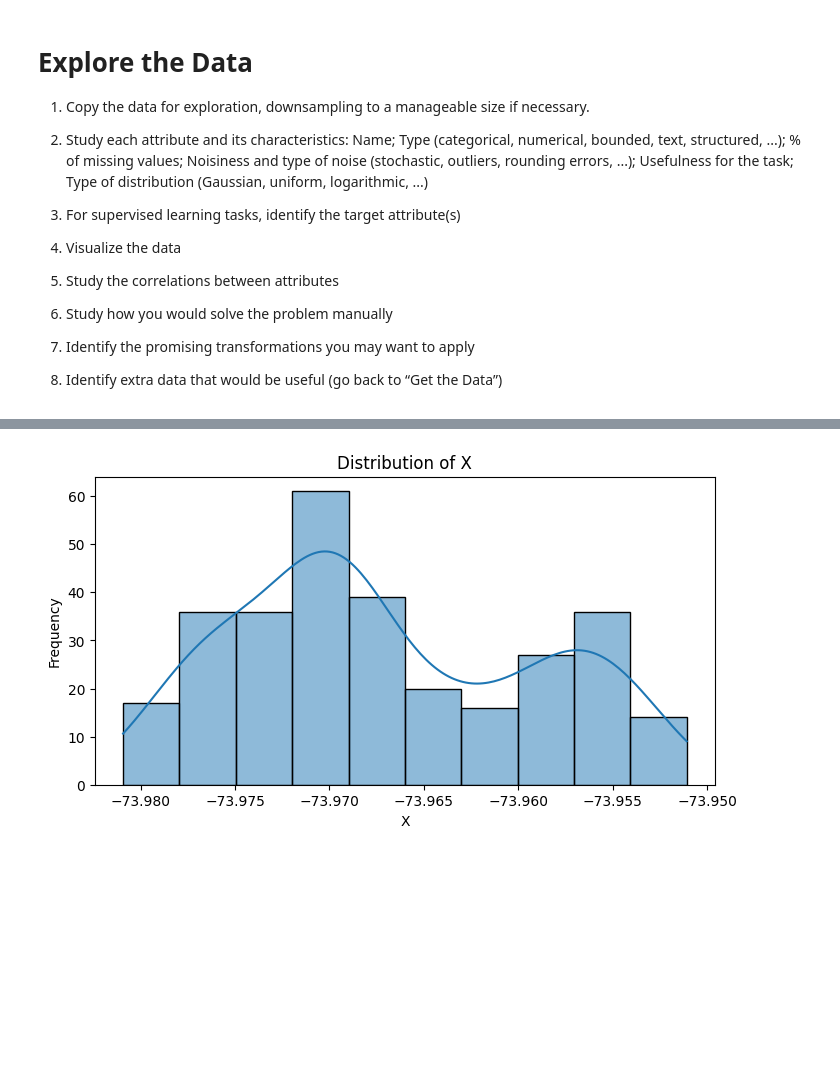
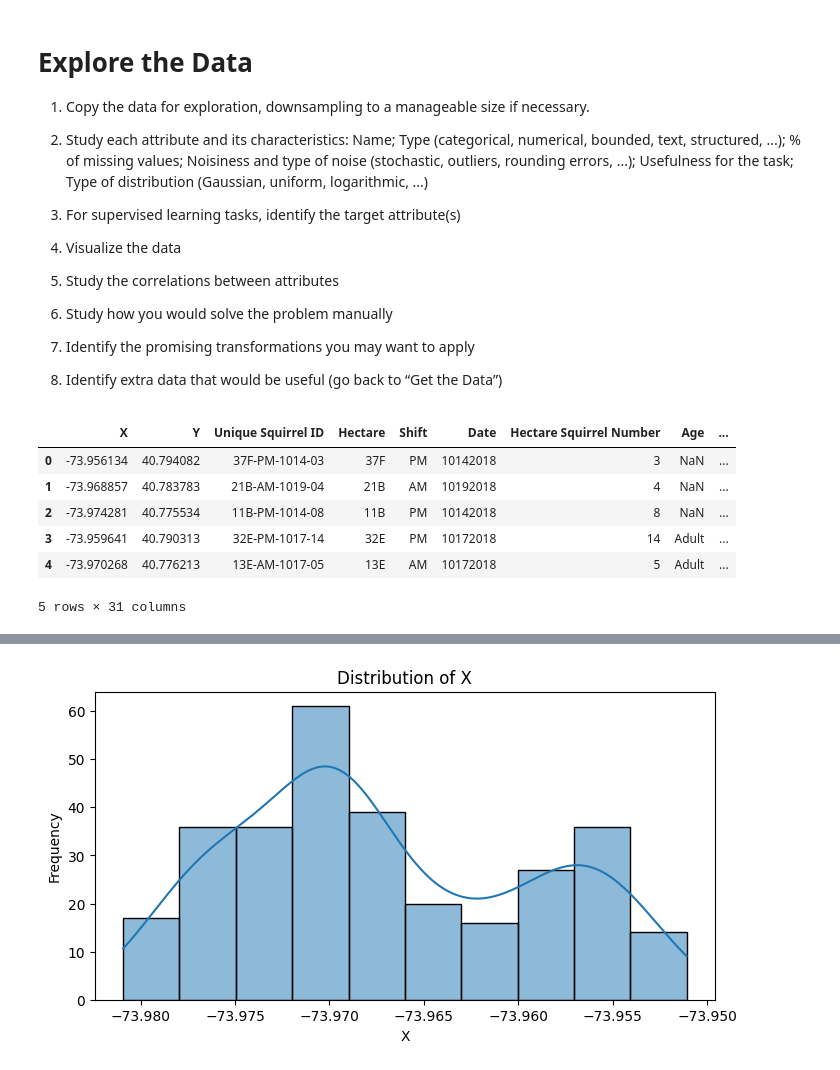
Before and after one commit to jyounes23/Nutosis, a Jupyter notebook: P2-Nutosis/Nutosis.ipynb, the cells around one changed output, grey strips where cells are left out. Drawn from its saved outputs; the diff is of its cells as text; code cells hidden in the pictures; blank space fills up the shorter version.

Commit message:
explored squirrel data

```diff
--- a/P2-Nutosis/Nutosis.ipynb
+++ b/P2-Nutosis/Nutosis.ipynb
@@ -153,3 +153,13 @@ squirrel_data = pd.read_csv('2018_Central_Park_Squirrel_Census_-_Squirrel_Data_2
 stories_data = pd.read_csv('2018_Central_Park_Squirrel_Census_-_Stories_20241106.csv')
 
 diseased_squirrels = pd.read_csv('diseased_squirrels.csv')
+# %%
+squirrel_data.head()
+# %% [output]
+|  | X | Y | Unique Squirrel ID | Hectare | Shift | Date | Hectare Squirrel Number | Age | ... |
+| 0 | -73.956134 | 40.794082 | 37F-PM-1014-03 | 37F | PM | 10142018 | 3 | NaN | ... |
+| 1 | -73.968857 | 40.783783 | 21B-AM-1019-04 | 21B | AM | 10192018 | 4 | NaN | ... |
+| 2 | -73.974281 | 40.775534 | 11B-PM-1014-08 | 11B | PM | 10142018 | 8 | NaN | ... |
+| 3 | -73.959641 | 40.790313 | 32E-PM-1017-14 | 32E | PM | 10172018 | 14 | Adult | ... |
+| 4 | -73.970268 | 40.776213 | 13E-AM-1017-05 | 13E | AM | 10172018 | 5 | Adult | ... |
+5 rows × 31 columns
```
Also changed, not shown: parts of 6 cells of this notebook.
